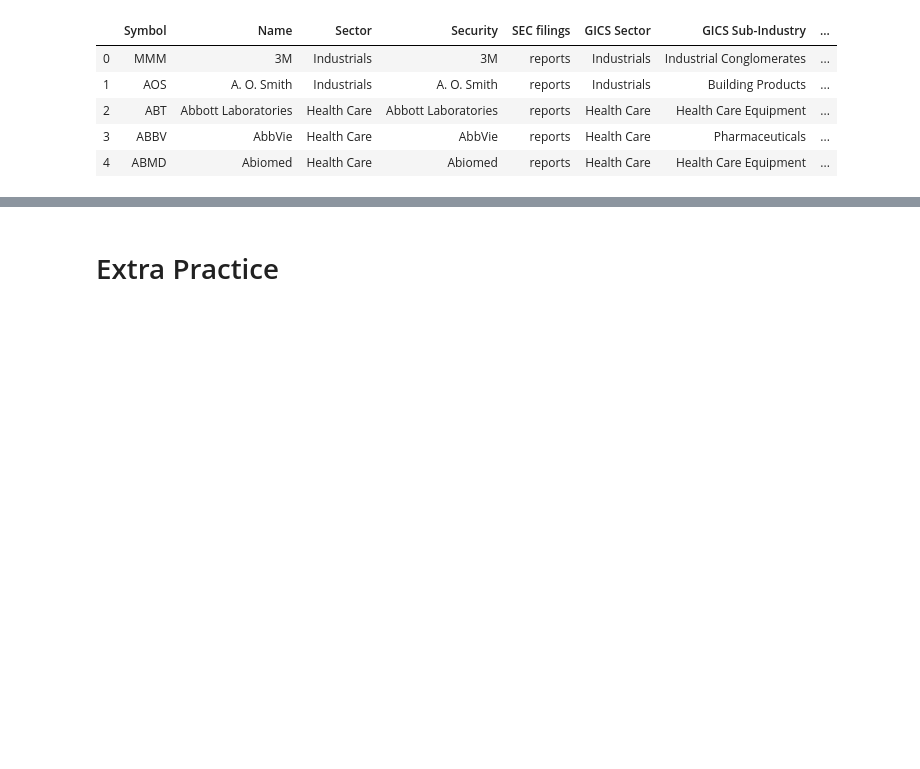
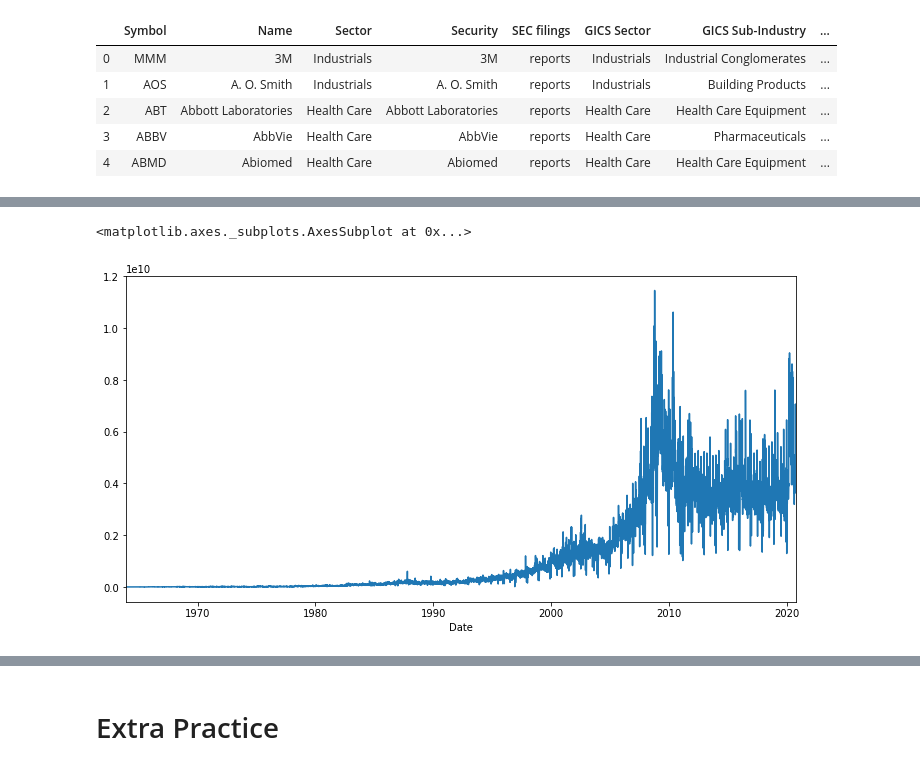
Before and after one commit to NolanSmithSolutions/Course, a Jupyter notebook: Statistical_Modeling/Data_Cleaning.ipynb, the cells around one changed output, grey strips where cells are left out. Drawn from its saved outputs; the diff is of its cells as text; code cells hidden in the pictures; blank space fills up the shorter version.

```diff
--- a/Statistical_Modeling/Data_Cleaning.ipynb
+++ b/Statistical_Modeling/Data_Cleaning.ipynb
@@ -466,0 +615,7 @@ https://towardsdatascience.com/top-16-python-applications-in-real-world-a0404111
+# %%
+# How much trade volume over time
+plt.figure(figsize=(12, 6))
+yahoo_data.set_index('Date')['volume'].plot()
+# %% [output]
+<matplotlib.axes._subplots.AxesSubplot at 0x...>
+[figure, added]
```
Also changed, not shown: parts of 61 cells of this notebook, 13 other files.
